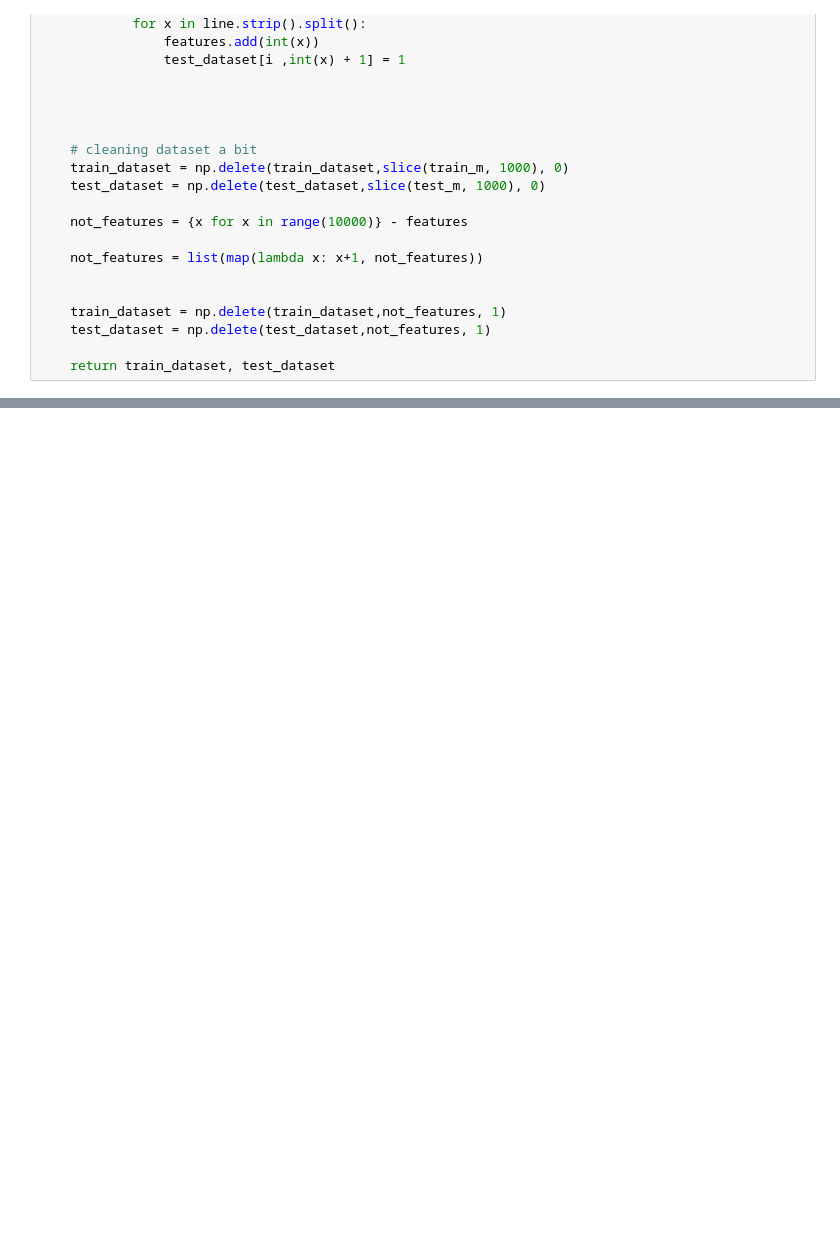
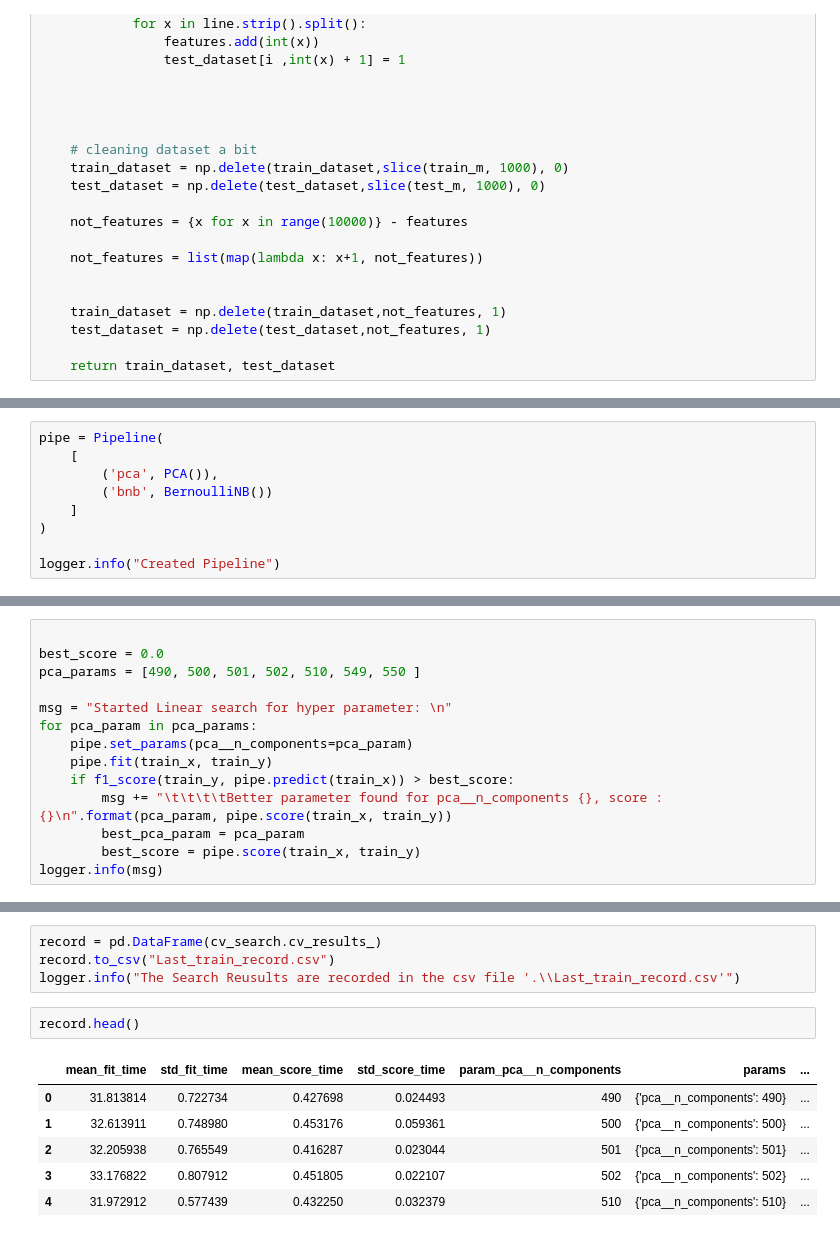
Before and after one commit to Amirth24/drug-activity-prediction, a Jupyter notebook: Drug_Activity_Prediction.ipynb, the cells around one changed output, grey strips where cells are left out. Cells and saved outputs as stored; diff of their text form; blank space fills up the shorter version.

```diff
--- a/Drug_Activity_Prediction.ipynb
+++ b/Drug_Activity_Prediction.ipynb
@@ -95,0 +90,9 @@ F1 Score : 0.3278688524590164
+# %%
+pipe = Pipeline(
+    [
+        ('pca', PCA()),
+        ('bnb', BernoulliNB())
+    ]
+)
+
+logger.info("Created Pipeline")
@@ -95,0 +109,14 @@ F1 Score : 0.3278688524590164
+# %%
+
+best_score = 0.0
+pca_params = [490, 500, 501, 502, 510, 549, 550 ]
+
+msg = "Started Linear search for hyper parameter: \n"
+for pca_param in pca_params:
+    pipe.set_params(pca__n_components=pca_param)
+    pipe.fit(train_x, train_y)
+    if f1_score(train_y, pipe.predict(train_x)) > best_score:
+        msg += "\t\t\t\tBetter parameter found for pca__n_components {}, score : {}\n".format(pca_param, pipe.score(train_x, train_y))
+        best_pca_param = pca_param
+        best_score = pipe.score(train_x, train_y)
+logger.info(msg)
@@ -95,0 +137,13 @@ F1 Score : 0.3278688524590164
+# %%
+record = pd.DataFrame(cv_search.cv_results_)
+record.to_csv("Last_train_record.csv")
+logger.info("The Search Reusults are recorded in the csv file '.\\Last_train_record.csv'")
+# %%
+record.head()
+# %% [output]
+|  | mean_fit_time | std_fit_time | mean_score_time | std_score_time | param_pca__n_components | params | ... |
+| 0 | 31.813814 | 0.722734 | 0.427698 | 0.024493 | 490 | {'pca__n_components': 490} | ... |
+| 1 | 32.613911 | 0.748980 | 0.453176 | 0.059361 | 500 | {'pca__n_components': 500} | ... |
+| 2 | 32.205938 | 0.765549 | 0.416287 | 0.023044 | 501 | {'pca__n_components': 501} | ... |
+| 3 | 33.176822 | 0.807912 | 0.451805 | 0.022107 | 502 | {'pca__n_components': 502} | ... |
+| 4 | 31.972912 | 0.577439 | 0.432250 | 0.032379 | 510 | {'pca__n_components': 510} | ... |
```
Also changed, not shown: parts of 18 cells of this notebook, 2 other files.
